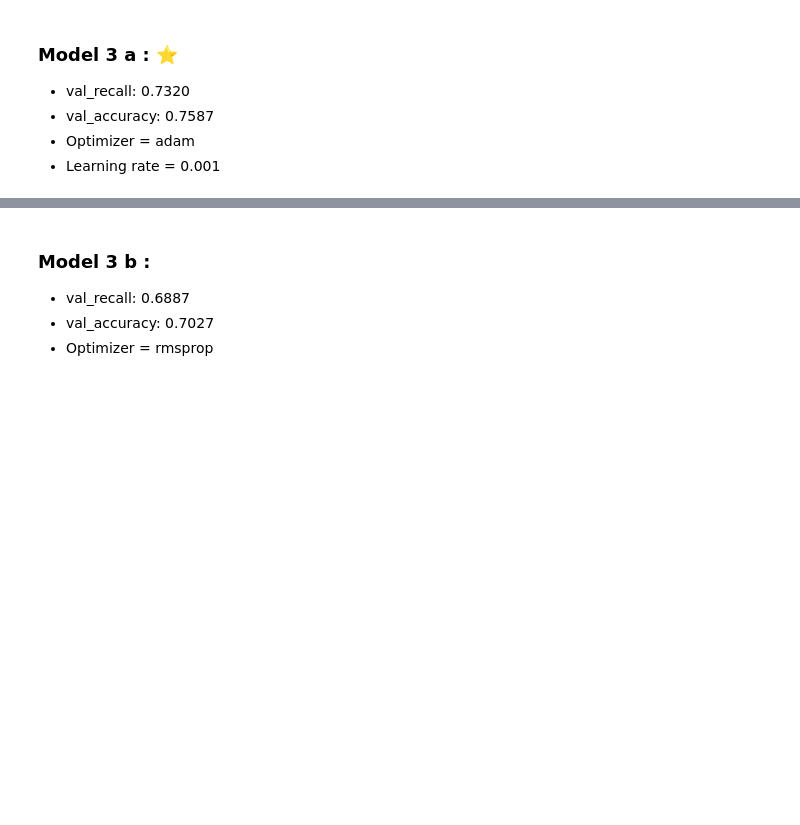
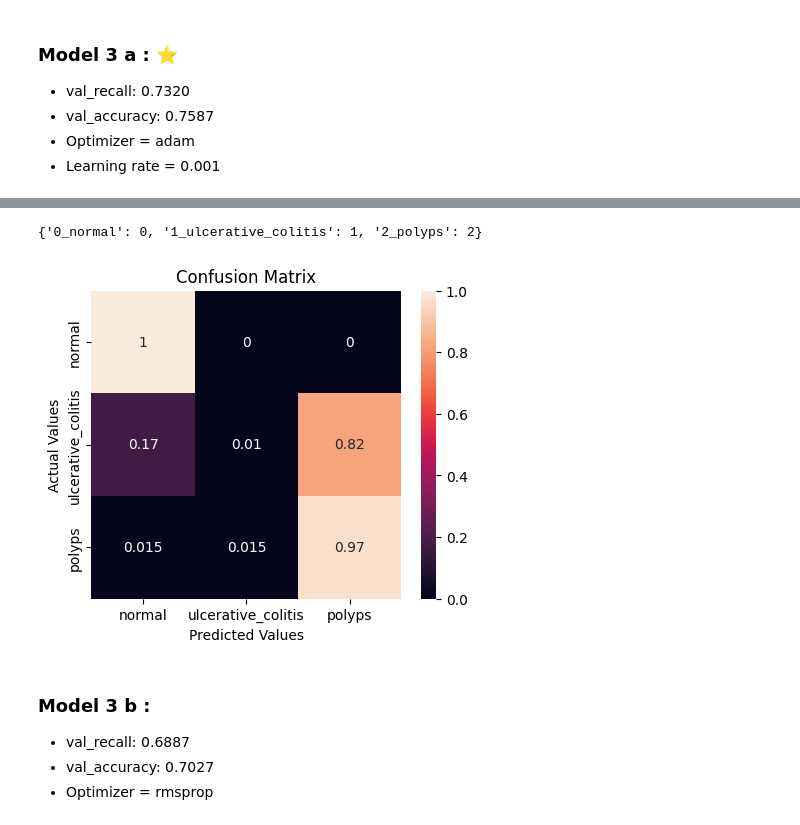
Before and after one commit to FlorenceBoutin/GI_disease_detection, a Jupyter notebook: notebooks/florence_cnn_model.ipynb, the cells around one changed output, grey strips where cells are left out. Cells and saved outputs as stored; diff of their text form; code cells hidden in the pictures; blank space fills up the shorter version.

```diff
--- a/notebooks/florence_cnn_model.ipynb
+++ b/notebooks/florence_cnn_model.ipynb
@@ -235,0 +252,7 @@ Epoch 8/20
+# %%
+predictions = np.round(predictions, 0)
+# %%
+predictions=pd.DataFrame(predictions)
+# %%
+y_pred = np.array(predictions.idxmax(1))
+y_pred
@@ -235,0 +277,3 @@ Epoch 8/20
+# %%
+y_true = test_dataset.classes
+y_true
@@ -236,3 +298,26 @@ Epoch 8/20
+# %%
+test_dataset.class_indices
+# %% [output]
+{'0_normal': 0, '1_ulcerative_colitis': 1, '2_polyps': 2}
+# %%
+import matplotlib.pyplot as plt
+import seaborn as sns
+
+# Creating  a confusion matrix,which compares the y_test and y_pred
+cm = confusion_matrix(y_true, y_pred, normalize='true')
+# Creating a dataframe for a array-formatted Confusion matrix,so it will be easy for plotting.
+cm_df = pd.DataFrame(cm,
+                     index = ['normal','ulcerative_colitis','polyps'],
+                     columns = ['normal','ulcerative_colitis','polyps'])
+#Plotting the confusion matrix
+plt.figure(figsize=(5,4))
+sns.heatmap(cm_df, annot=True)
+plt.title('Confusion Matrix')
+plt.ylabel('Actual Values')
+plt.xlabel('Predicted Values')
+plt.show()
+# %% [output]
+[figure, added]
 # %% [markdown]
 ### Model 3 b :
 - val_recall: 0.6887
```
Also changed, not shown: parts of 10 cells of this notebook, 1 other file.
